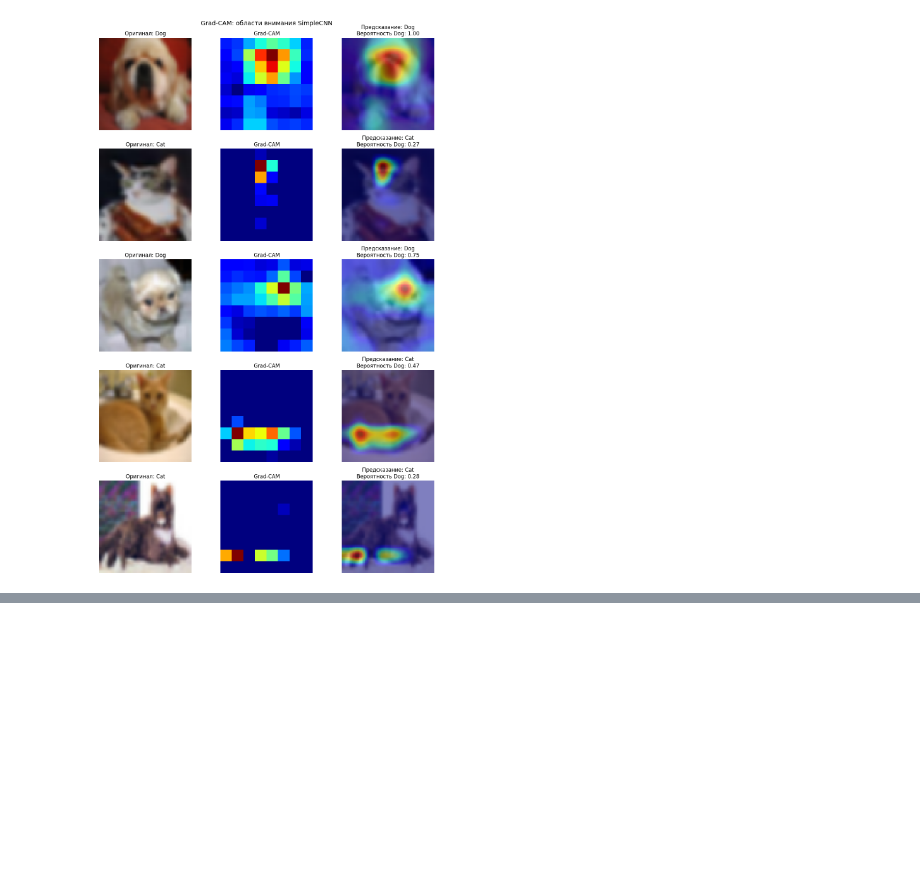
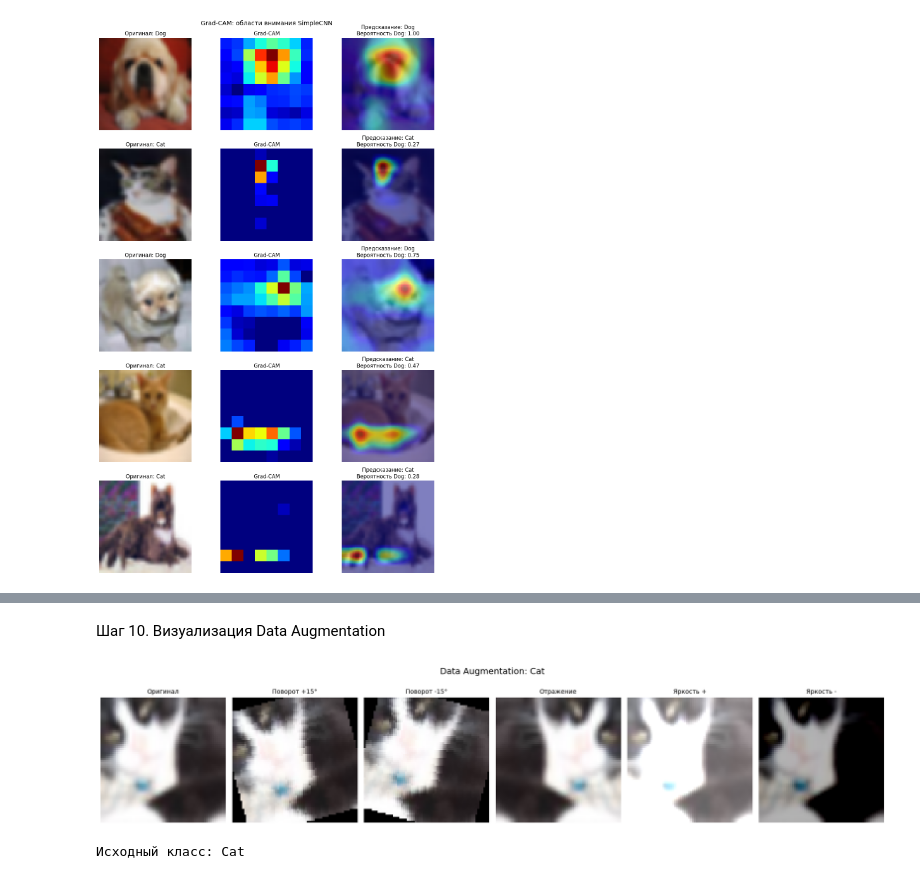
Before and after one commit to Egoshin21/lab3-cats-and-dogs, a Jupyter notebook: Untitled0.ipynb, the cells around one changed output, grey strips where cells are left out. Drawn from its saved outputs; the diff is of its cells as text; code cells hidden in the pictures; blank space fills up the shorter version.

```diff
--- a/Untitled0.ipynb
+++ b/Untitled0.ipynb
@@ -858,0 +871,63 @@ plt.show()
+# %% [markdown]
+Шаг 10. Визуализация Data Augmentation
+# %%
+# Выбираем изображение именно кошки или собаки
+np.random.seed(42)
+idx = np.random.randint(len(train_dataset))
+
+img_pil = train_dataset.images[idx]
+label = train_dataset.labels[idx]
+
+augmentations = [
+    ('Оригинал', transforms.Compose([
+        transforms.Resize(64),
+        transforms.ToTensor()
+    ])),
+    ('Поворот +15°', transforms.Compose([
+        transforms.Resize(64),
+        transforms.RandomRotation((15, 15)),
+        transforms.ToTensor()
+    ])),
+    ('Поворот -15°', transforms.Compose([
+        transforms.Resize(64),
+        transforms.RandomRotation((-15, -15)),
+        transforms.ToTensor()
+    ])),
+    ('Отражение', transforms.Compose([
+        transforms.Resize(64),
+        transforms.RandomHorizontalFlip(p=1.0),
+        transforms.ToTensor()
+    ])),
+    ('Яркость +', transforms.Compose([
+        transforms.Resize(64),
+        transforms.ToTensor(),
+        transforms.Lambda(lambda x: (x + 0.3).clamp(0, 1))
+    ])),
+    ('Яркость -', transforms.Compose([
+        transforms.Resize(64),
+        transforms.ToTensor(),
+        transforms.Lambda(lambda x: (x - 0.3).clamp(0, 1))
+    ]))
+]
+
+fig, axes = plt.subplots(1, 6, figsize=(18, 4))
+
+for i, (name, aug) in enumerate(augmentations):
+    img_aug = aug(img_pil)
+
+    axes[i].imshow(img_aug.permute(1, 2, 0).numpy())
+    axes[i].set_title(name, fontsize=10)
+    axes[i].axis('off')
+
+plt.suptitle(
+    f'Data Augmentation: {"Cat" if label == 0 else "Dog"}',
+    fontsize=14
+)
+
+plt.tight_layout()
+plt.show()
+
+print("Исходный класс:", "Cat" if label == 0 else "Dog")
+# %% [output]
+[figure, added]
+Исходный класс: Cat
```
Also changed, not shown: parts of 6 cells of this notebook.
